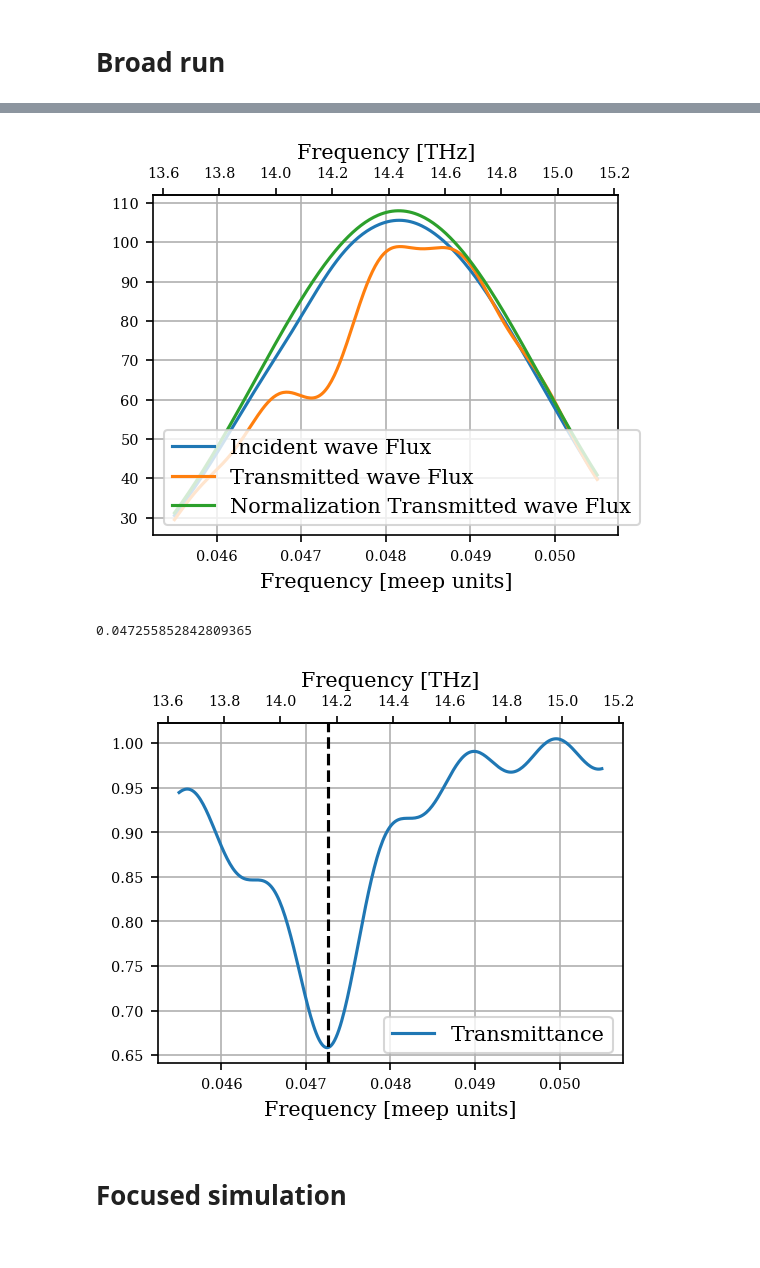
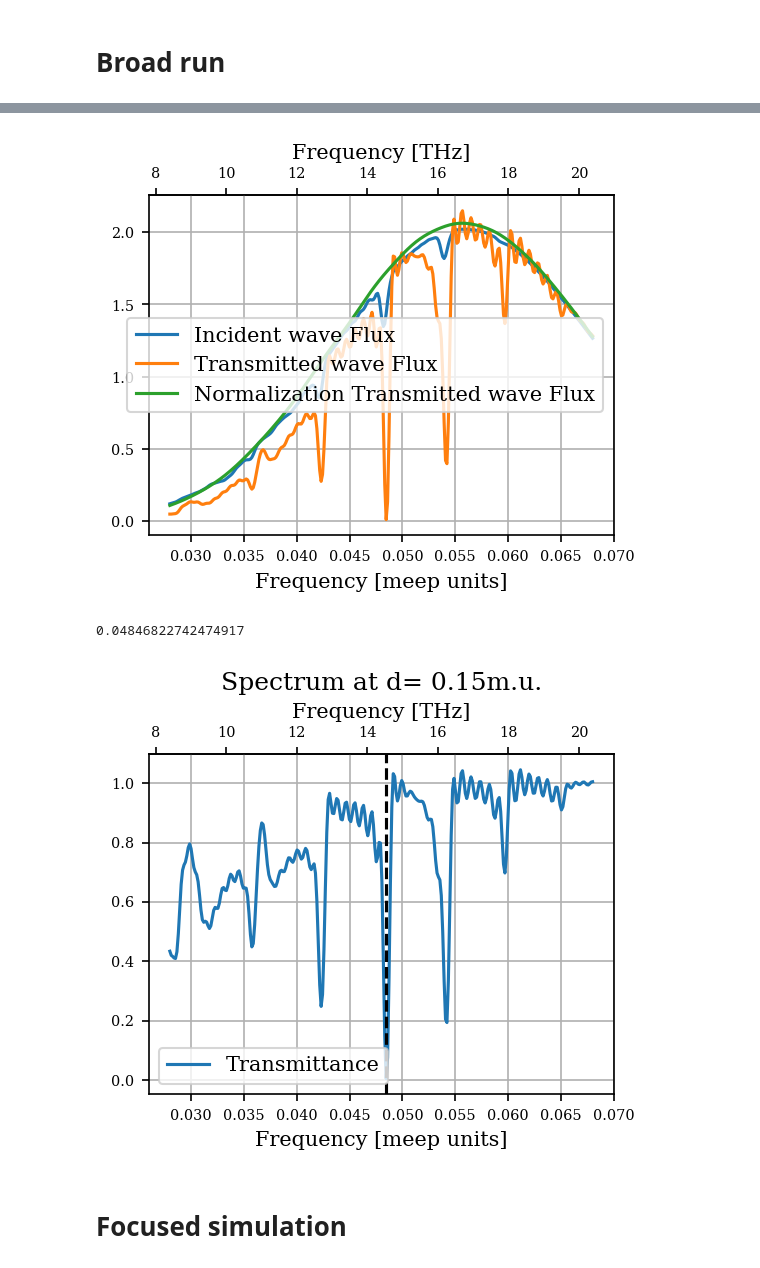
Before and after one commit to leonardocattarin/LabAdvPhotonicsMeep, a Jupyter notebook: Microring_Resonator/Test_Ring_Resonator.ipynb, the cells around one changed output, grey strips where cells are left out. Cells and saved outputs as stored; diff of their text form; code cells hidden in the pictures.

```diff
--- a/Microring_Resonator/Test_Ring_Resonator.ipynb
+++ b/Microring_Resonator/Test_Ring_Resonator.ipynb
@@ -70,7 +70,7 @@ Cell
 #define cell size and resolution
 #Cell size is in meep units
 #center is in (0,0), ranges in x=(-sx/2,sx/2), y=(-sy/2,sy/2)
-sx = 96
+sx = 120
 sy = 32
 
 cell = mp.Vector3(sx, sy)
@@ -91,7 +91,7 @@ n_wvg = 3.55
 n_ring = n_wvg
 
 #Separating distance
-d = 0.8
+d = 0.15
 
 #Width properties
 wvg_width = 1.6
@@ -144,7 +144,7 @@ m = 8
 #df = f_central
 
 f_central = 0.048
-df = 0.005
+df = 0.04
 
 f_harm = f_central
 df_harm = f_harm
@@ -466,43 +465,45 @@ plt.grid()
 
 plt.savefig('img/broadspectrum.png')
 # %% [output]
-[figure, old version]
+[figure, new version]
 # %%
 Tr = np.array(ring_tran_flux)/np.array(norm_tran_flux)
 # %%
 freq_res_main = flux_freqs[np.argmin(Tr)]
 print(freq_res_main)
 # %% [output]
-0.047255852842809365
+0.04846822742474917
 # %%
 plt.plot(flux_freqs, Tr, label="Transmittance")
+
+plt.title('Spectrum at d= '+"{:.2f}".format(d)+"m.u.")
 
 plt.xlabel("Frequency [meep units]")
 
 ax = plt.gca()
 
 def MU2THz(x):
     return x *freq_unit*1e-12
 
 
 def THz2MU(x):
     return x /(freq_unit*1e-12)
 
 secax = ax.secondary_xaxis('top', functions=(MU2THz, THz2MU))
 secax.set_xlabel('Frequency [THz]')
 
 
 #for xc in har_freq:
     #plt.axvline(x=xc, color='k', linestyle='--')
 
 plt.axvline(x=freq_res_main, color='k', linestyle='--')
 
 plt.legend()
 plt.grid()
 
 plt.savefig('img/broadtransmittance.png')
 # %% [output]
-[figure, old version]
+[figure, new version]
 # %%
 sim.reset_meep()
 # %% [markdown]
```
Also changed, not shown: parts of 22 cells of this notebook, 43 other files.
